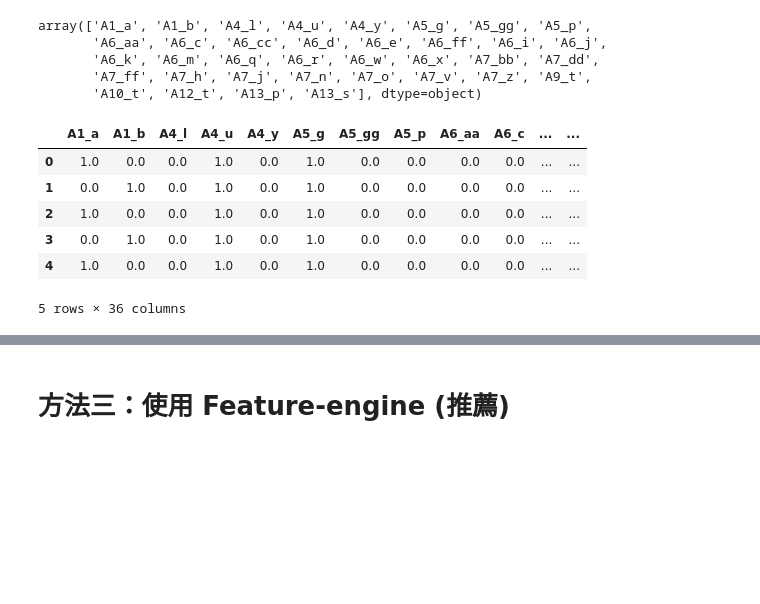
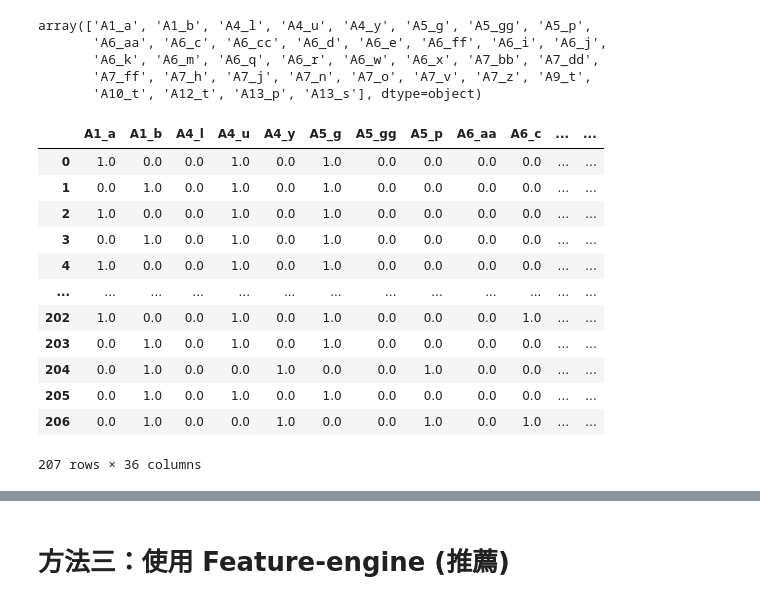
Before and after one commit to taipeihugo/Feature-Engineering, a Jupyter notebook: 6-2-2.ipynb, the cells around one changed output, grey strips where cells are left out. Drawn from its saved outputs; the diff is of its cells as text; code cells hidden in the pictures; blank space fills up the shorter version.

```diff
--- a/6-2-2.ipynb
+++ b/6-2-2.ipynb
@@ -297,24 +296,30 @@ array(['A1_a', 'A1_b', 'A4_l', 'A4_u', 'A4_y', 'A5_g', 'A5_gg', 'A5_p',
 # %%
 # 上一步建立的 X_test_enc DataFrame 的索引 (index) 是預設的 0, 1, 2...
 # 這一步將其索引替換為「原始」X_test DataFrame 的索引。
 # 這非常重要！因為後續我們需要依據這個索引，才能將「數值欄位」和「編碼後的欄位」正確地合併在一起。
 
 # Transform the array to a pandas dataframe
 X_test_enc = pd.DataFrame(X_test_enc)
 
 # Add the variable names
 X_test_enc.columns = encoder.get_feature_names_out()
 
 # Show dataset
-X_test_enc.head()
+X_test_enc
 # %% [output]
 |  | A1_a | A1_b | A4_l | A4_u | A4_y | A5_g | A5_gg | A5_p | A6_aa | A6_c | ... | ... |
 | 0 | 1.0 | 0.0 | 0.0 | 1.0 | 0.0 | 1.0 | 0.0 | 0.0 | 0.0 | 0.0 | ... | ... |
 | 1 | 0.0 | 1.0 | 0.0 | 1.0 | 0.0 | 1.0 | 0.0 | 0.0 | 0.0 | 0.0 | ... | ... |
 | 2 | 1.0 | 0.0 | 0.0 | 1.0 | 0.0 | 1.0 | 0.0 | 0.0 | 0.0 | 0.0 | ... | ... |
 | 3 | 0.0 | 1.0 | 0.0 | 1.0 | 0.0 | 1.0 | 0.0 | 0.0 | 0.0 | 0.0 | ... | ... |
 | 4 | 1.0 | 0.0 | 0.0 | 1.0 | 0.0 | 1.0 | 0.0 | 0.0 | 0.0 | 0.0 | ... | ... |
+| ... | ... | ... | ... | ... | ... | ... | ... | ... | ... | ... | ... | ... |
+| 202 | 1.0 | 0.0 | 0.0 | 1.0 | 0.0 | 1.0 | 0.0 | 0.0 | 0.0 | 1.0 | ... | ... |
+| 203 | 0.0 | 1.0 | 0.0 | 1.0 | 0.0 | 1.0 | 0.0 | 0.0 | 0.0 | 0.0 | ... | ... |
+| 204 | 0.0 | 1.0 | 0.0 | 0.0 | 1.0 | 0.0 | 0.0 | 1.0 | 0.0 | 0.0 | ... | ... |
+| 205 | 0.0 | 1.0 | 0.0 | 1.0 | 0.0 | 1.0 | 0.0 | 0.0 | 0.0 | 0.0 | ... | ... |
+| 206 | 0.0 | 1.0 | 0.0 | 0.0 | 1.0 | 0.0 | 0.0 | 1.0 | 0.0 | 1.0 | ... | ... |
-5 rows × 36 columns
+207 rows × 36 columns
 # %%
 # Replace index in transformed dataset by
 # the index in the original dataset.
```
Also changed, not shown: parts of 13 cells of this notebook.
